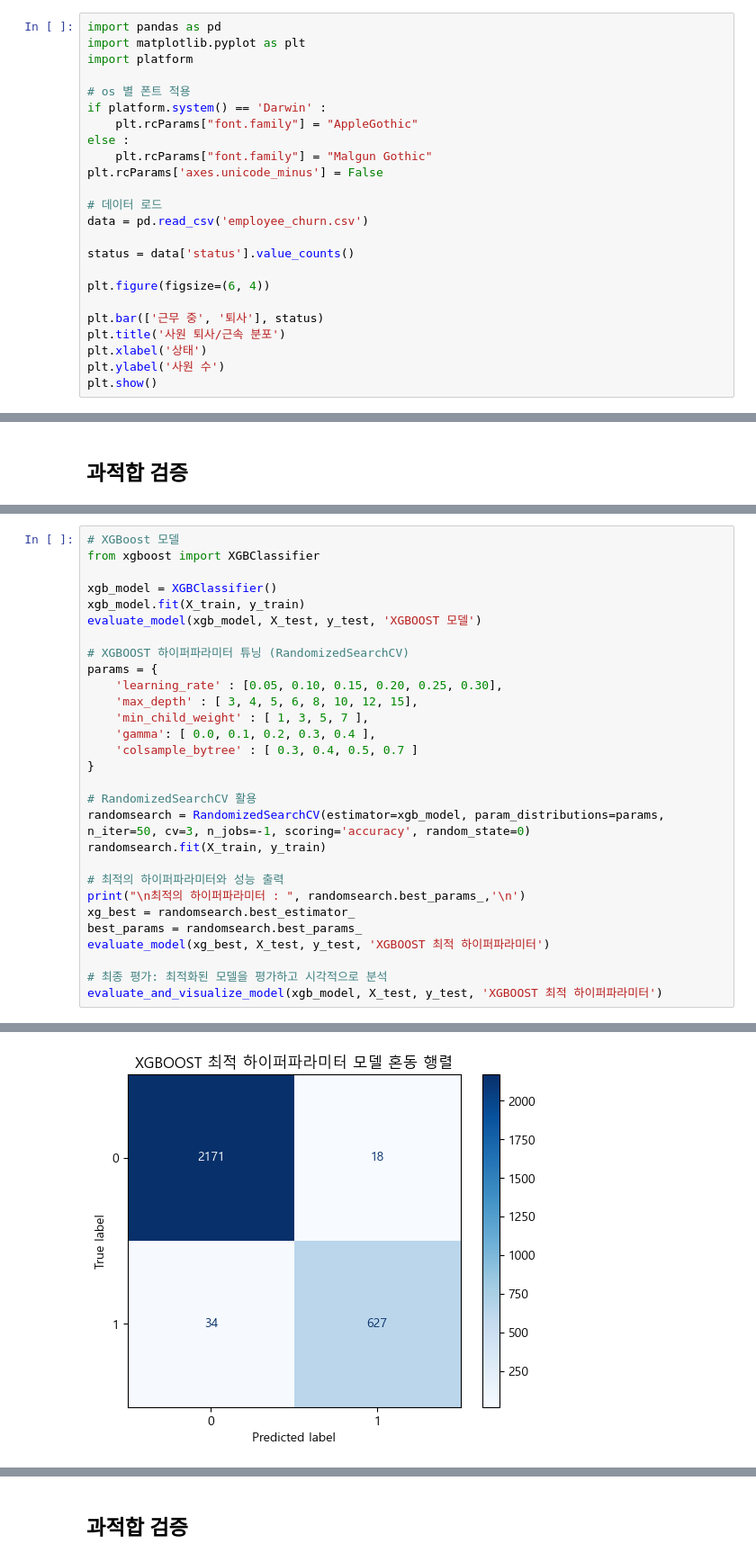
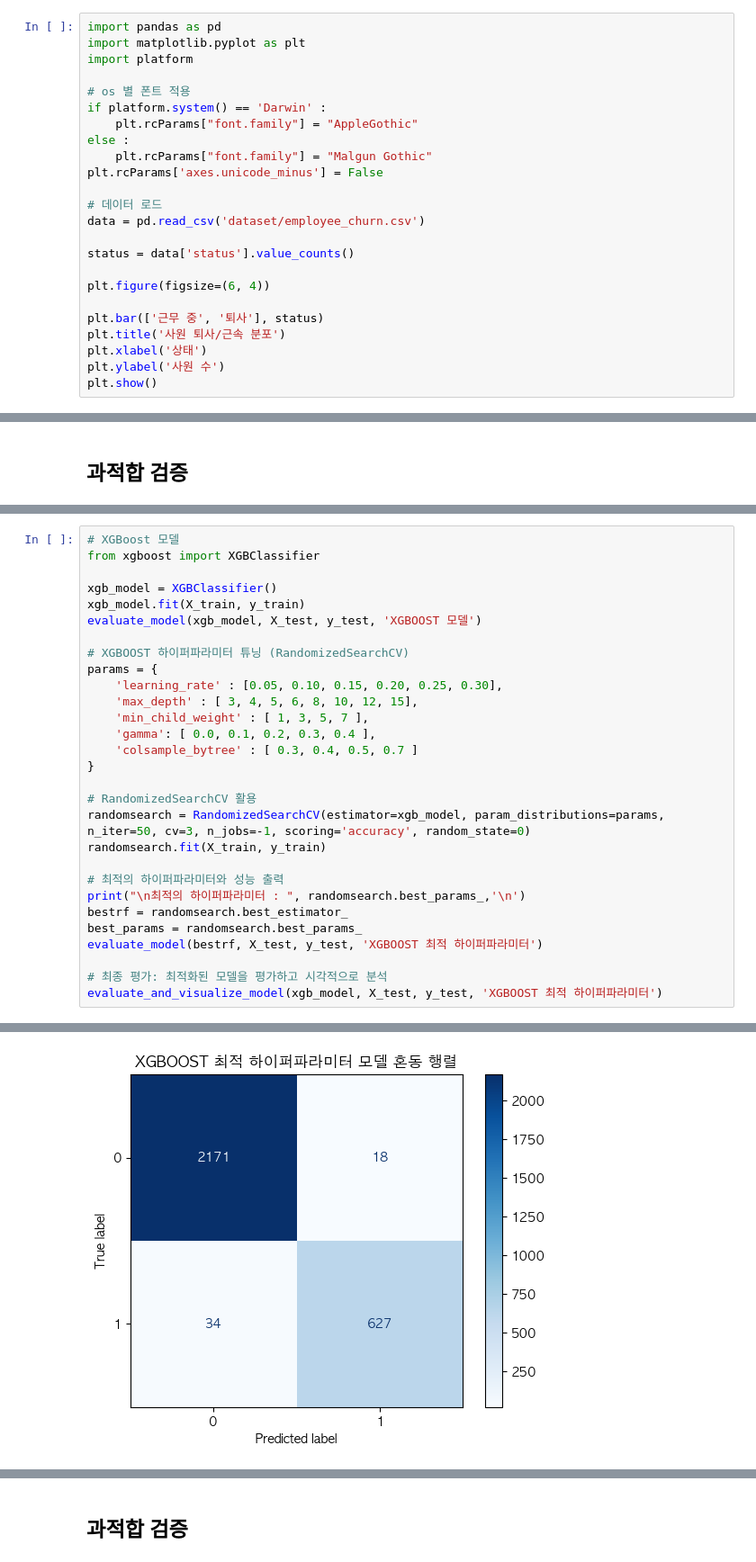
Before and after one commit to SKNETWORKS-FAMILY-AICAMP/SKN06-2nd-2Team, a Jupyter notebook: project2/employee_churn_model.ipynb, the cells around one changed output, grey strips where cells are left out. Shown: that part at 90% size. Cells and saved outputs as stored; diff of their text form.

```diff
--- a/project2/employee_churn_model.ipynb
+++ b/project2/employee_churn_model.ipynb
@@ -21,7 +21,7 @@ else :
 plt.rcParams['axes.unicode_minus'] = False
 
 # 데이터 로드
-data = pd.read_csv('employee_churn.csv')
+data = pd.read_csv('dataset/employee_churn.csv')
 
 status = data['status'].value_counts()
 
@@ -462,9 +475,9 @@ randomsearch.fit(X_train, y_train)
 
 # 최적의 하이퍼파라미터와 성능 출력
 print("\n최적의 하이퍼파라미터 : ", randomsearch.best_params_,'\n')
-xg_best = randomsearch.best_estimator_
+bestrf = randomsearch.best_estimator_
 best_params = randomsearch.best_params_
-evaluate_model(xg_best, X_test, y_test, 'XGBOOST 최적 하이퍼파라미터')
+evaluate_model(bestrf, X_test, y_test, 'XGBOOST 최적 하이퍼파라미터')
 
 # 최종 평가: 최적화된 모델을 평가하고 시각적으로 분석
 evaluate_and_visualize_model(xgb_model, X_test, y_test, 'XGBOOST 최적 하이퍼파라미터')
@@ -486,3 +499,3 @@ F1 Score: 0.9621036349574633
 =====================================================
 혼동 행렬 :
-[figure, old version]
+[figure, new version]
```
Also changed, not shown: parts of 21 cells of this notebook, 5 other files.
